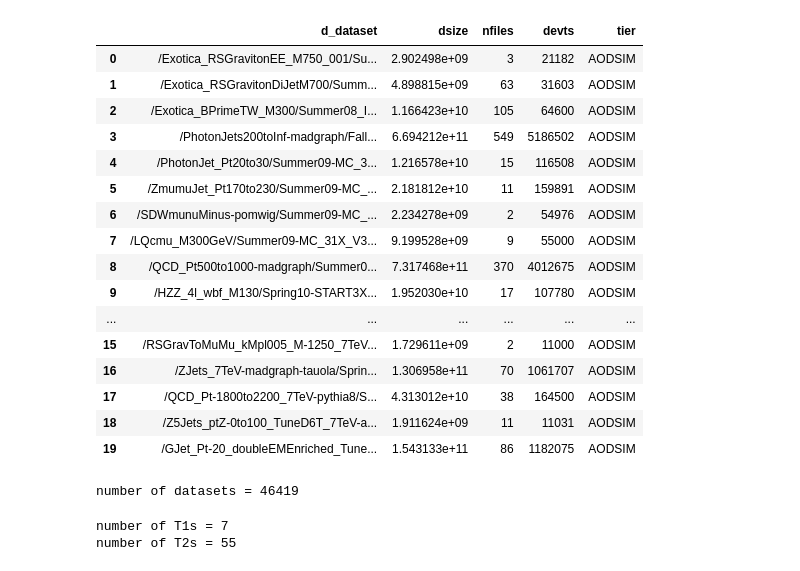
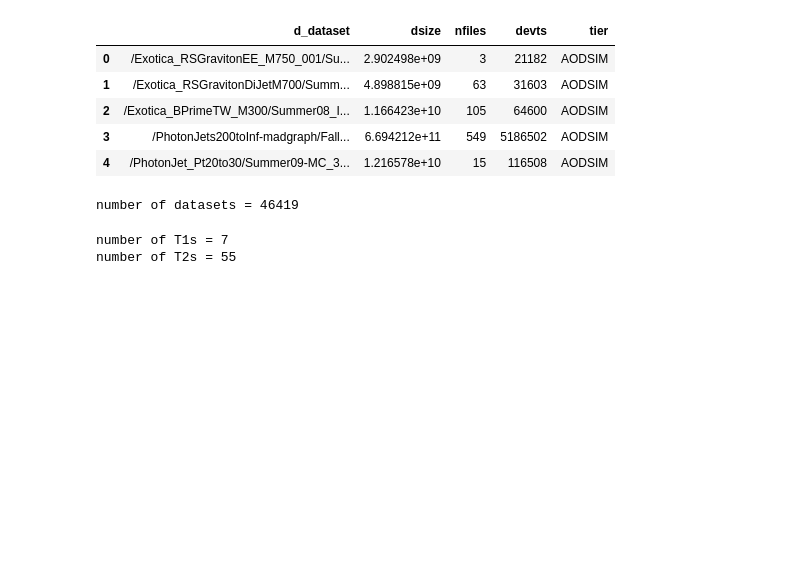
Before and after one commit to SimoneGasperini/cms-cmSim, a Jupyter notebook: example.ipynb, the cells around one changed output. Saved outputs shown, nothing was run; the diff lists cells and outputs as text; code cells hidden in the pictures; blank space fills up the shorter version.

```diff
--- a/example.ipynb
+++ b/example.ipynb
@@ -26,26 +15,15 @@ df.head(n=20)
 # %%
 filepath2 = './data/dataset_size_info.parquet'
 info_df = pd.read_parquet(filepath2)
+
+info_df.head()
+# %% [output]
+|  | d_dataset | dsize | nfiles | devts | tier |
+| 0 | /Exotica_RSGravitonEE_M750_001/Su... | 2.902498e+09 | 3 | 21182 | AODSIM |
+| 1 | /Exotica_RSGravitonDiJetM700/Summ... | 4.898815e+09 | 63 | 31603 | AODSIM |
+| 2 | /Exotica_BPrimeTW_M300/Summer08_I... | 1.166423e+10 | 105 | 64600 | AODSIM |
+| 3 | /PhotonJets200toInf-madgraph/Fall... | 6.694212e+11 | 549 | 5186502 | AODSIM |
+| 4 | /PhotonJet_Pt20to30/Summer09-MC_3... | 1.216578e+10 | 15 | 116508 | AODSIM |
-# %%
-info_df.head(n=20)
-# %% [output]
-|  | d_dataset | dsize | nfiles | devts | tier |
-| 0 | /Exotica_RSGravitonEE_M750_001/Su... | 2.902498e+09 | 3 | 21182 | AODSIM |
-| 1 | /Exotica_RSGravitonDiJetM700/Summ... | 4.898815e+09 | 63 | 31603 | AODSIM |
-| 2 | /Exotica_BPrimeTW_M300/Summer08_I... | 1.166423e+10 | 105 | 64600 | AODSIM |
-| 3 | /PhotonJets200toInf-madgraph/Fall... | 6.694212e+11 | 549 | 5186502 | AODSIM |
-| 4 | /PhotonJet_Pt20to30/Summer09-MC_3... | 1.216578e+10 | 15 | 116508 | AODSIM |
-| 5 | /ZmumuJet_Pt170to230/Summer09-MC_... | 2.181812e+10 | 11 | 159891 | AODSIM |
-| 6 | /SDWmunuMinus-pomwig/Summer09-MC_... | 2.234278e+09 | 2 | 54976 | AODSIM |
-| 7 | /LQcmu_M300GeV/Summer09-MC_31X_V3... | 9.199528e+09 | 9 | 55000 | AODSIM |
-| 8 | /QCD_Pt500to1000-madgraph/Summer0... | 7.317468e+11 | 370 | 4012675 | AODSIM |
-| 9 | /HZZ_4l_wbf_M130/Spring10-START3X... | 1.952030e+10 | 17 | 107780 | AODSIM |
-| ... | ... | ... | ... | ... | ... |
-| 15 | /RSGravToMuMu_kMpl005_M-1250_7TeV... | 1.729611e+09 | 2 | 11000 | AODSIM |
-| 16 | /ZJets_7TeV-madgraph-tauola/Sprin... | 1.306958e+11 | 70 | 1061707 | AODSIM |
-| 17 | /QCD_Pt-1800to2200_7TeV-pythia8/S... | 4.313012e+10 | 38 | 164500 | AODSIM |
-| 18 | /Z5Jets_ptZ-0to100_TuneD6T_7TeV-a... | 1.911624e+09 | 11 | 11031 | AODSIM |
-| 19 | /GJet_Pt-20_doubleEMEnriched_Tune... | 1.543133e+11 | 86 | 1182075 | AODSIM |
 # %%
 datasets_names = set(df['dataset_name']) & set(info_df['d_dataset'])
 num_datasets = len(datasets_names)
```
Also changed, not shown: parts of 3 cells of this notebook, 6 other files.
